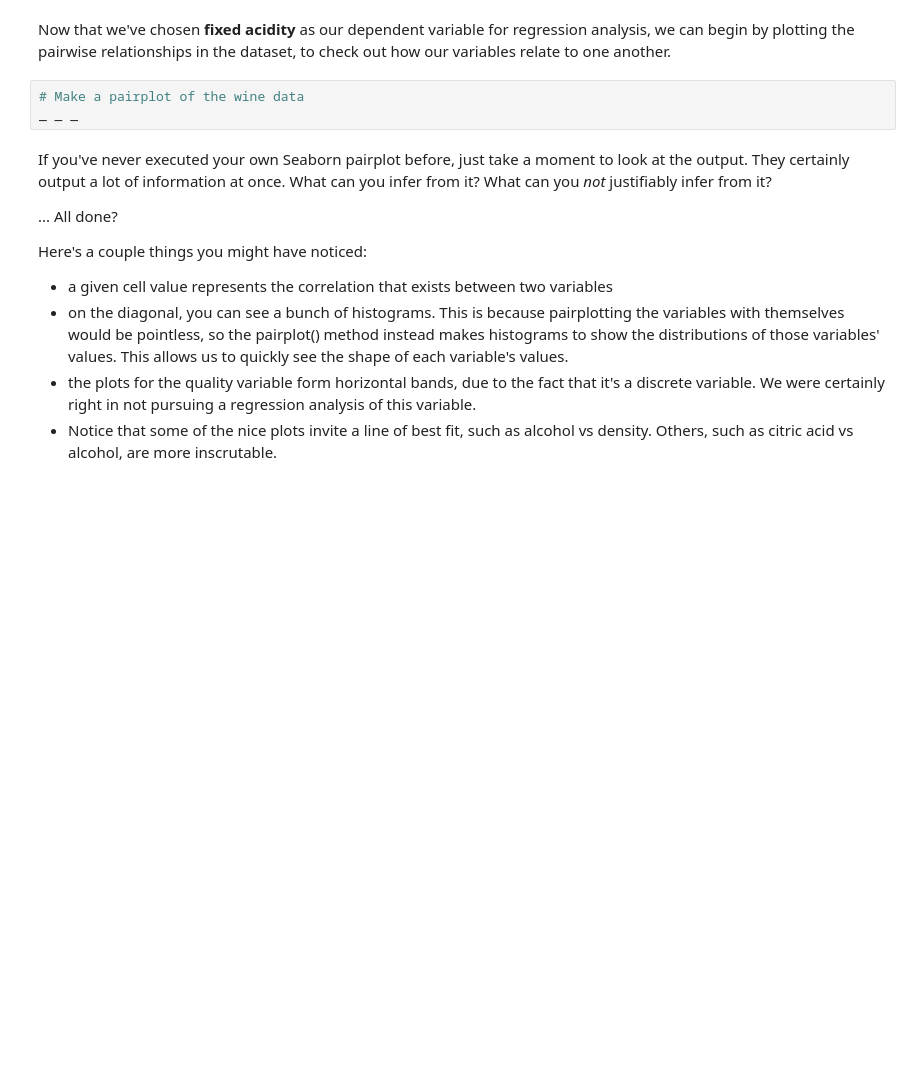
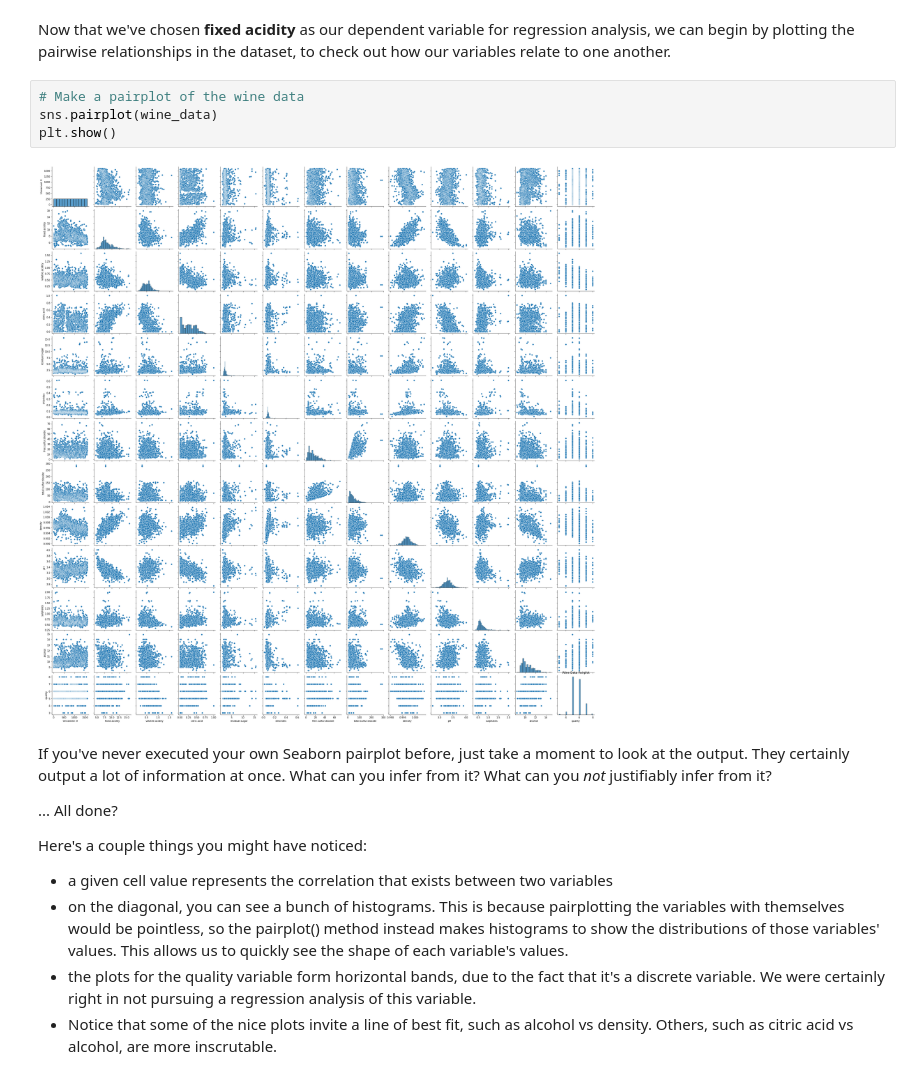
Before and after one commit to jay-laplante/DSC, a Jupyter notebook: 11.4.1 Case Study - Linear Regression/Springboard Regression Case Study - the Red Wine Dataset - Tier 3.ipynb, the cells around one changed output. Drawn from its saved outputs; the diff is of its cells as text; blank space fills up the shorter version.

Commit message:
11.4 Wine Dataset - Completed through 3b

```diff
--- a/11.4.1 Case Study - Linear Regression/Springboard Regression Case Study - the Red Wine Dataset - Tier 3.ipynb
+++ b/11.4.1 Case Study - Linear Regression/Springboard Regression Case Study - the Red Wine Dataset - Tier 3.ipynb
@@ -224,7 +224,10 @@ The heading of this stage of the data science pipeline ('Cleaning, Transforming,
 Now that we've chosen **fixed acidity** as our dependent variable for regression analysis, we can begin by plotting the pairwise relationships in the dataset, to check out how our variables relate to one another.
 # %%
 # Make a pairplot of the wine data
-_ _ _
+sns.pairplot(wine_data)
+plt.show()
+# %% [output]
+[figure, added]
 # %% [markdown]
 If you've never executed your own Seaborn pairplot before, just take a moment to look at the output. They certainly output a lot of information at once. What can you infer from it? What can you *not* justifiably infer from it?
 
```
Also changed, not shown: parts of 12 cells of this notebook.
